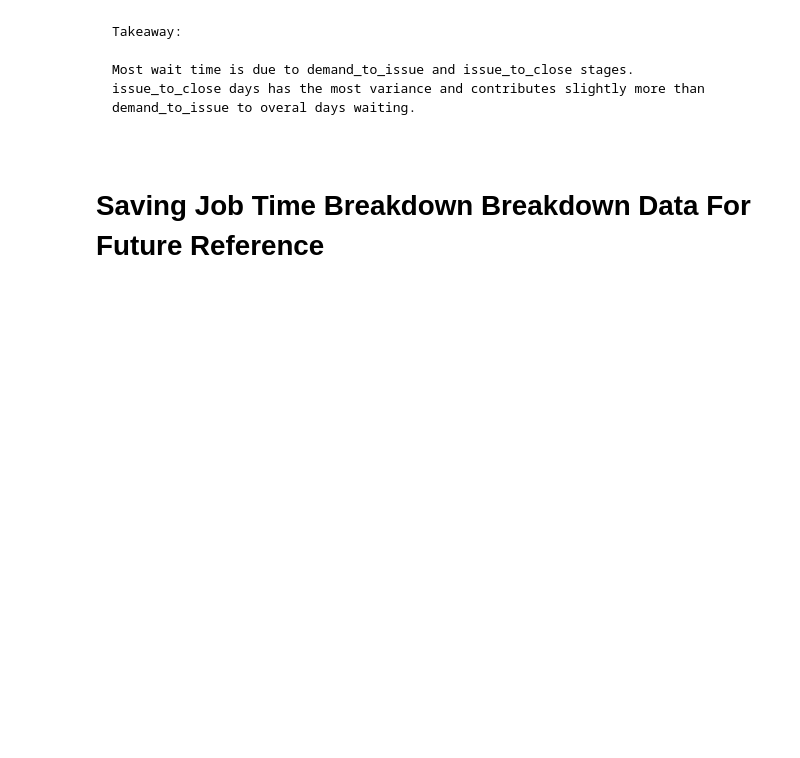
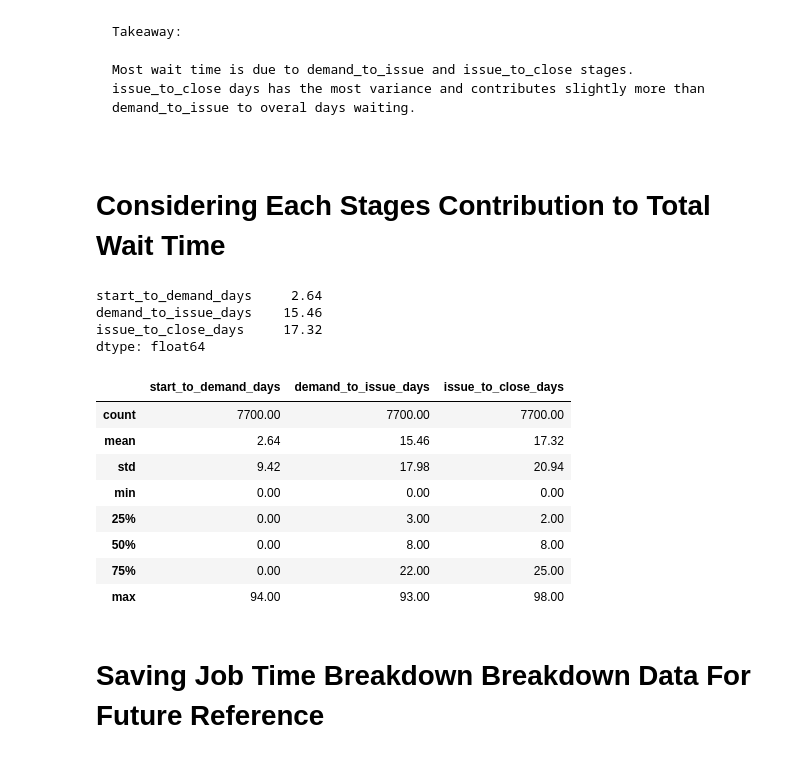
Before and after one commit to jcarswell073/Fleet-Sustainment-HVAC-Project, a Jupyter notebook: Notebooks/jeff_EDA.ipynb, the cells around one changed output. Saved outputs shown, nothing was run; the diff lists cells and outputs as text; code cells hidden in the pictures; blank space fills up the shorter version.

```diff
--- a/Notebooks/jeff_EDA.ipynb
+++ b/Notebooks/jeff_EDA.ipynb
@@ -443,3 +443,25 @@ Takeaway:
 
 Most wait time is due to demand_to_issue and issue_to_close stages.
 issue_to_close days has the most variance and contributes slightly more than demand_to_issue to overal days waiting.
+# %% [markdown]
+# Considering Each Stages Contribution to Total Wait Time
+# %%
+dat #7.7 x 12. Excludes days elapsed > 100, invalid dates, and supply days waiting outliers (which would also be excluded by the total_days < 100 filter)
+dat[['start_to_demand_days', 'demand_to_issue_days', 'issue_to_close_days']].mean().round(2)
+# %% [output]
+start_to_demand_days     2.64
+demand_to_issue_days    15.46
+issue_to_close_days     17.32
+dtype: float64
+# %%
+dat[['start_to_demand_days', 'demand_to_issue_days', 'issue_to_close_days']].describe().round(2)
+# %% [output]
+|  | start_to_demand_days | demand_to_issue_days | issue_to_close_days |
+| count | 7700.00 | 7700.00 | 7700.00 |
+| mean | 2.64 | 15.46 | 17.32 |
+| std | 9.42 | 17.98 | 20.94 |
+| min | 0.00 | 0.00 | 0.00 |
+| 25% | 0.00 | 3.00 | 2.00 |
+| 50% | 0.00 | 8.00 | 8.00 |
+| 75% | 0.00 | 22.00 | 25.00 |
+| max | 94.00 | 93.00 | 98.00 |
```
Also changed, not shown: parts of 3 cells of this notebook.
